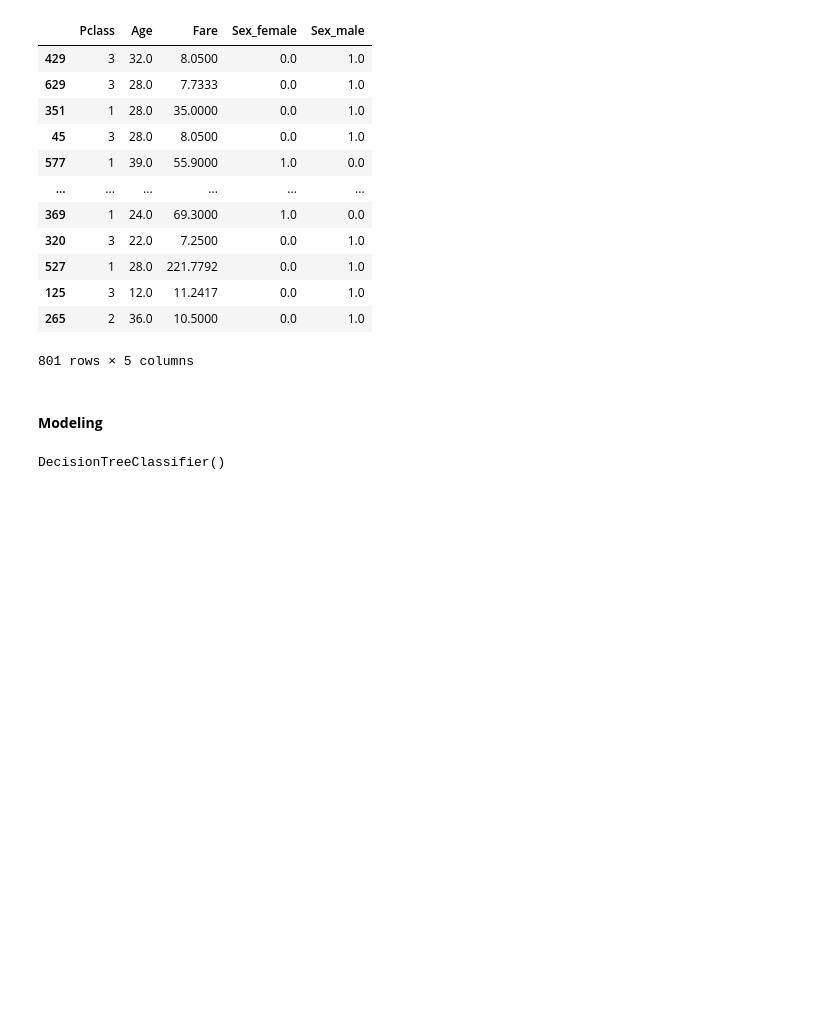
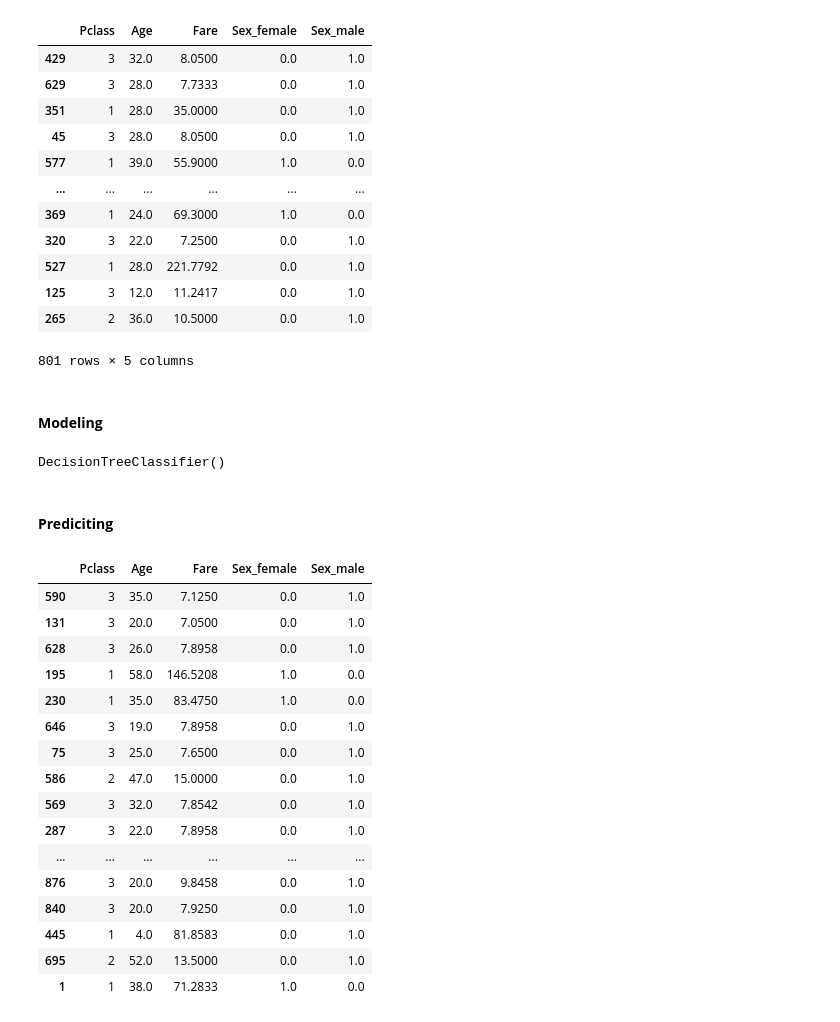
Before and after one commit to Emilly-Njue/TITANIC-DECISION-TREE, a Jupyter notebook: Decision_tree.ipynb, the cells around one changed output. Drawn from its saved outputs; the diff is of its cells as text; code cells hidden in the pictures; blank space fills up the shorter version.

```diff
--- a/Decision_tree.ipynb
+++ b/Decision_tree.ipynb
@@ -191,3 +191,25 @@ decison_tree = DecisionTreeClassifier()
 decison_tree.fit(X_train, y_train)
 # %% [output]
 DecisionTreeClassifier()
+# %% [markdown]
+#### **Prediciting**
+# %%
+X_test.head(30)
+# %% [output]
+|  | Pclass | Age | Fare | Sex_female | Sex_male |
+| 590 | 3 | 35.0 | 7.1250 | 0.0 | 1.0 |
+| 131 | 3 | 20.0 | 7.0500 | 0.0 | 1.0 |
+| 628 | 3 | 26.0 | 7.8958 | 0.0 | 1.0 |
+| 195 | 1 | 58.0 | 146.5208 | 1.0 | 0.0 |
+| 230 | 1 | 35.0 | 83.4750 | 1.0 | 0.0 |
+| 646 | 3 | 19.0 | 7.8958 | 0.0 | 1.0 |
+| 75 | 3 | 25.0 | 7.6500 | 0.0 | 1.0 |
+| 586 | 2 | 47.0 | 15.0000 | 0.0 | 1.0 |
+| 569 | 3 | 32.0 | 7.8542 | 0.0 | 1.0 |
+| 287 | 3 | 22.0 | 7.8958 | 0.0 | 1.0 |
+| ... | ... | ... | ... | ... | ... |
+| 876 | 3 | 20.0 | 9.8458 | 0.0 | 1.0 |
+| 840 | 3 | 20.0 | 7.9250 | 0.0 | 1.0 |
+| 445 | 1 | 4.0 | 81.8583 | 0.0 | 1.0 |
+| 695 | 2 | 52.0 | 13.5000 | 0.0 | 1.0 |
+| 1 | 1 | 38.0 | 71.2833 | 1.0 | 0.0 |
```
Also changed, not shown: parts of 3 cells of this notebook.
